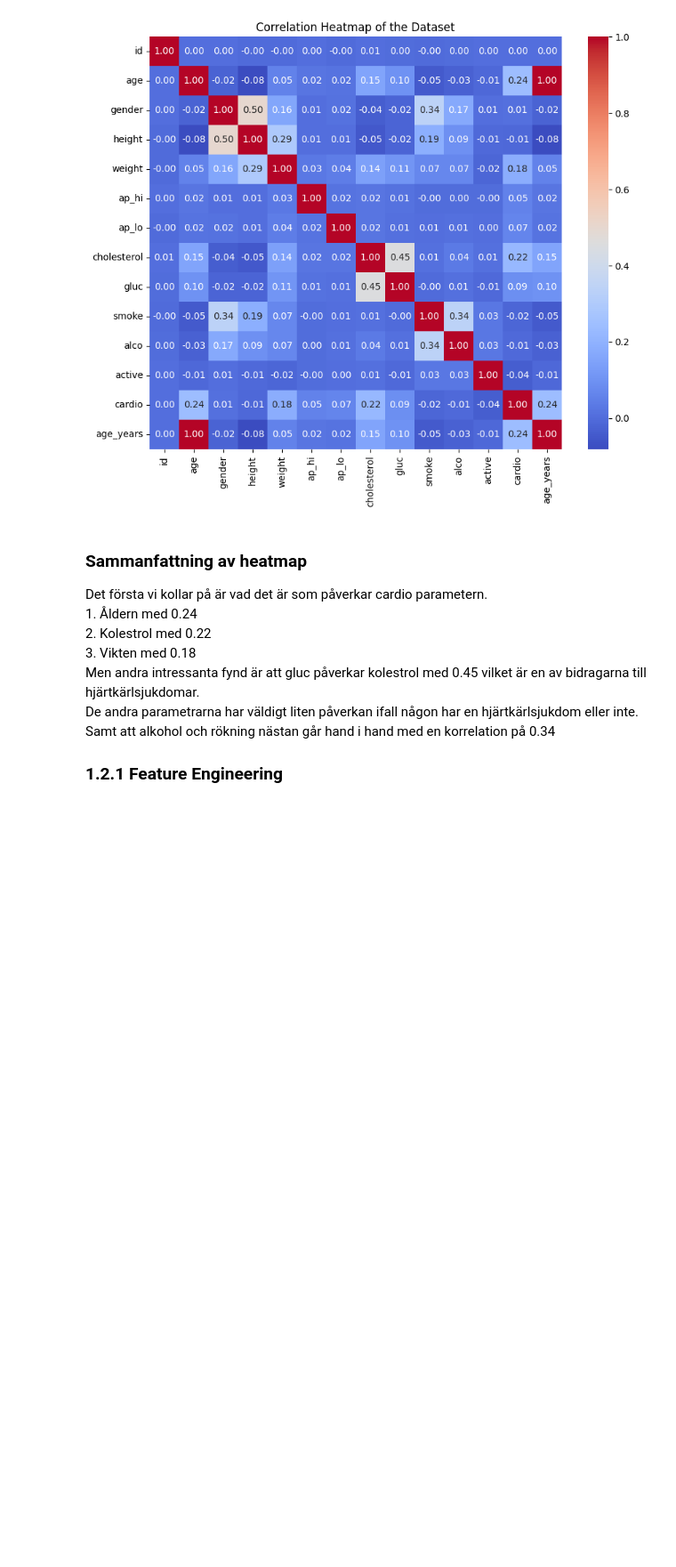
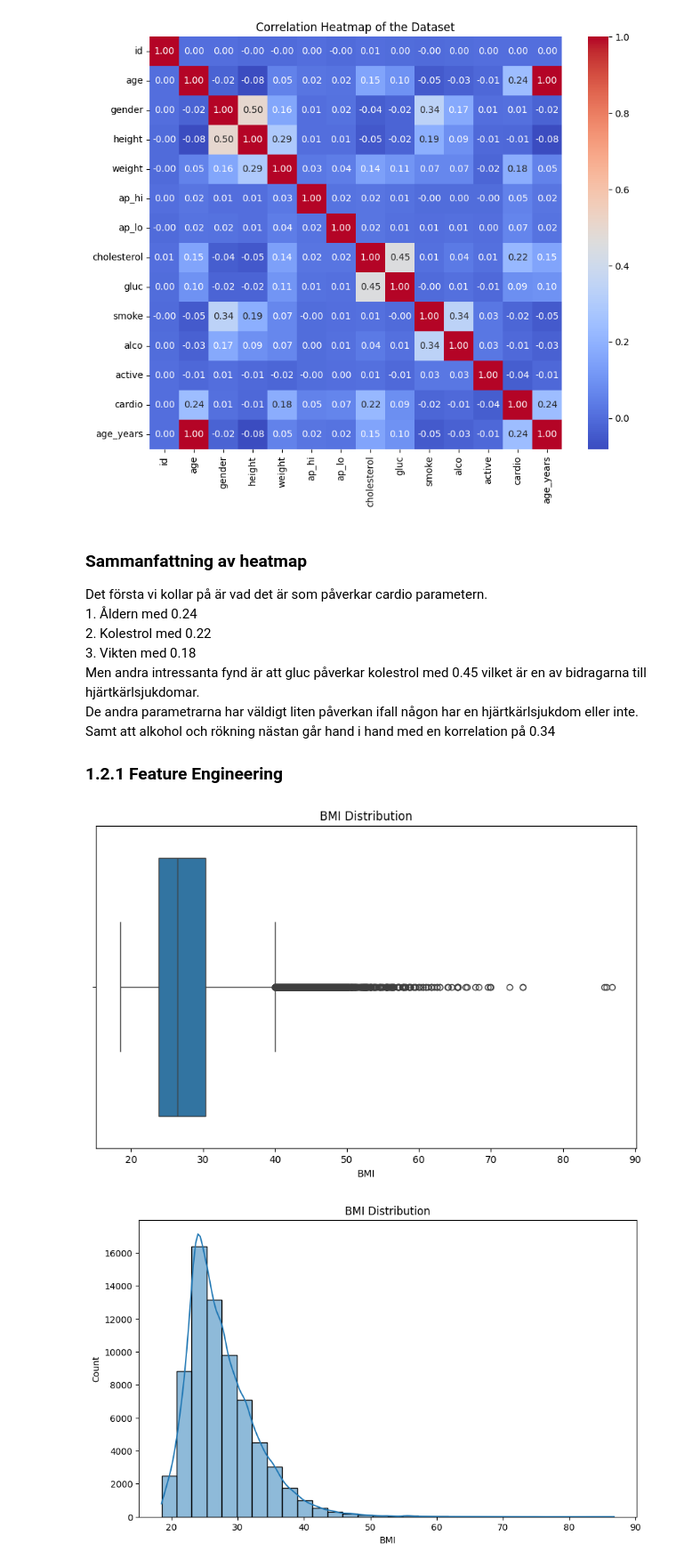
Before and after one commit to JohanNilsStje/ML-Lab, a Jupyter notebook: raport.ipynb, the cells around one changed output. Shown at 89% size. Cells and saved outputs as stored; diff of their text form; code cells hidden in the pictures; blank space fills up the shorter version.

```diff
--- a/raport.ipynb
+++ b/raport.ipynb
@@ -162,3 +162,36 @@ Samt att alkohol och rökning nästan går hand i hand med en korrelation på 0.
 </p>
 
 <h3>1.2.1 Feature Engineering</h3>
+# %%
+# BMI = Weight / M^2
+# Normal range	18.5 – 24.9
+# Overweight (Pre-obese)	25.0 – 29.9
+# Obese (Class I)	30.0 – 34.9
+# Obese (Class II)	35.0 – 39.9
+# Obese (Class III)	≥ 40.0
+
+df["height"].head()
+df['height_m'] = df['height'] / 100
+
+df['BMI'] = df['weight'] / (df['height_m'] ** 2)
+
+# Drop any BMI over 60 and under 18.5
+df_filtered = df[(df['BMI'] >= 18.5) & (df['BMI'] <= 90)]
+
+# Plotting the BMI values
+plt.figure(figsize=(10, 6))
+sns.boxplot(x=df_filtered['BMI'])
+plt.title('BMI Distribution')
+plt.xlabel('BMI')
+plt.show()
+
+#Plot2
+plt.figure(figsize=(10, 6))
+sns.histplot(df_filtered['BMI'], kde=True, bins=30)
+plt.title('BMI Distribution')
+plt.xlabel('BMI')
+plt.ylabel('Count')
+plt.show()
+# %% [output]
+[figure, added]
+[figure, added]
```
Also changed, not shown: parts of 10 cells of this notebook, 15 other files.
